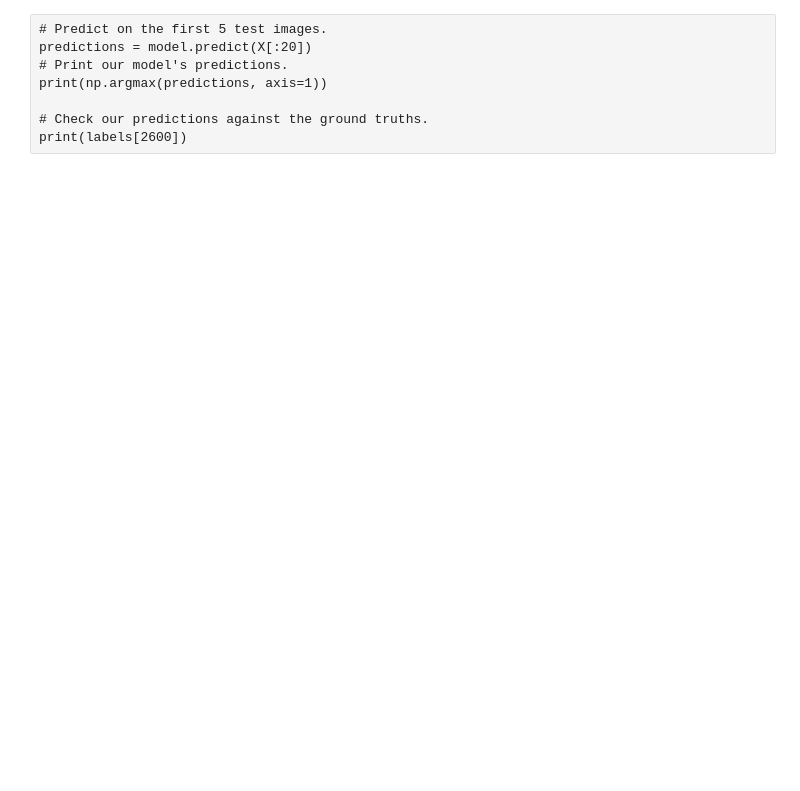
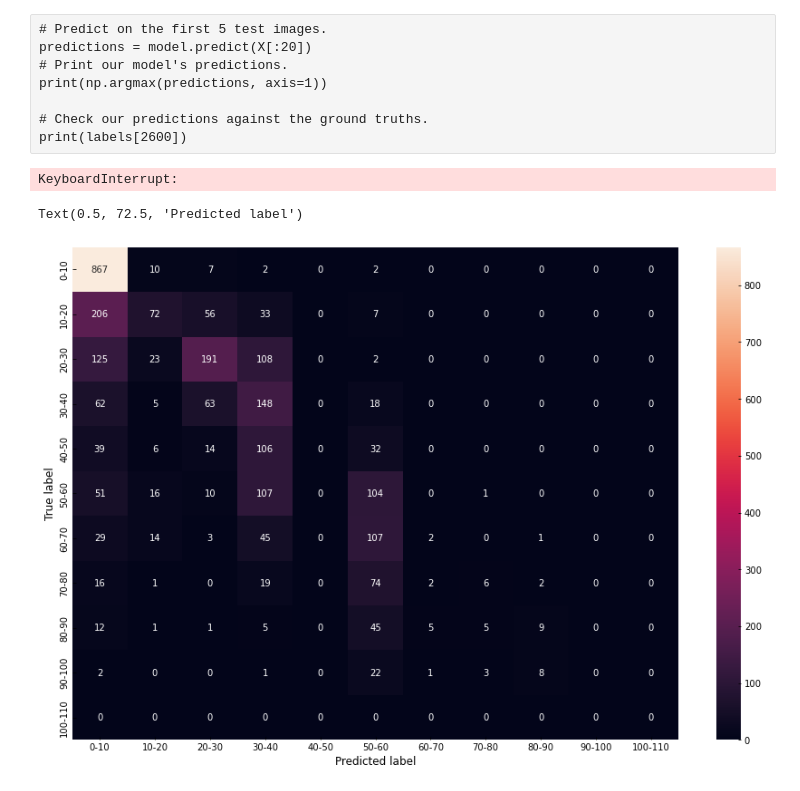
Before and after one commit to malteerasmussen/age-estimation, a Jupyter notebook: Age_Estimation.ipynb, the cells around one changed output. Cells and saved outputs as stored; diff of their text form; code cells hidden in the pictures; blank space fills up the shorter version.

```diff
--- a/Age_Estimation.ipynb
+++ b/Age_Estimation.ipynb
@@ -251,3 +276,43 @@ print(np.argmax(predictions, axis=1))
 
 # Check our predictions against the ground truths.
 print(labels[2600])
+# %%
+from tensorflow import math
+from sklearn.metrics import confusion_matrix
+import seaborn as sn
+import pandas as pd
+
+y_pred = model.predict(images_test)
+pred = np.argmax(y_pred, axis=1)
+true = labels_test
+labels_num = len(labels[0])
+
+cm = confusion_matrix(np.argmax(true, axis=1), pred, labels = list(i for i in range(labels_num)))
+
+categories = list('{}-{}'.format(i*10,i*10+10) for i in range(labels_num))
+
+df_cm = pd.DataFrame(cm, index = [i for i in categories],
+                  columns = categories)
+plt.figure(figsize = (15,10))
+
+ax = sn.heatmap(df_cm, annot=True, fmt='g')
+ax.set_ylabel('True label')
+ax.set_xlabel('Predicted label')
+# %% [output]
+KeyboardInterrupt:
+# %%
+import seaborn as sn
+import pandas as pd
+
+categories = list('{}-{}'.format(i*10,i*10+10) for i in range(11))
+
+df_cm = pd.DataFrame(cm, index = [i for i in categories],
+                  columns = categories)
+plt.figure(figsize = (15,10))
+
+ax = sn.heatmap(df_cm, annot=True, fmt='g')
+ax.set_ylabel('True label')
+ax.set_xlabel('Predicted label')
+# %% [output]
+Text(0.5, 72.5, 'Predicted label')
+[figure, added]
```
Also changed, not shown: parts of 3 cells of this notebook.
